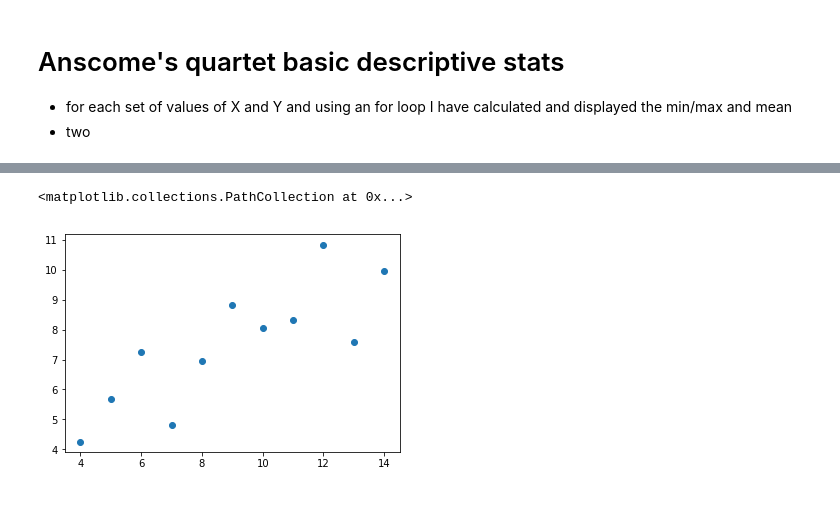
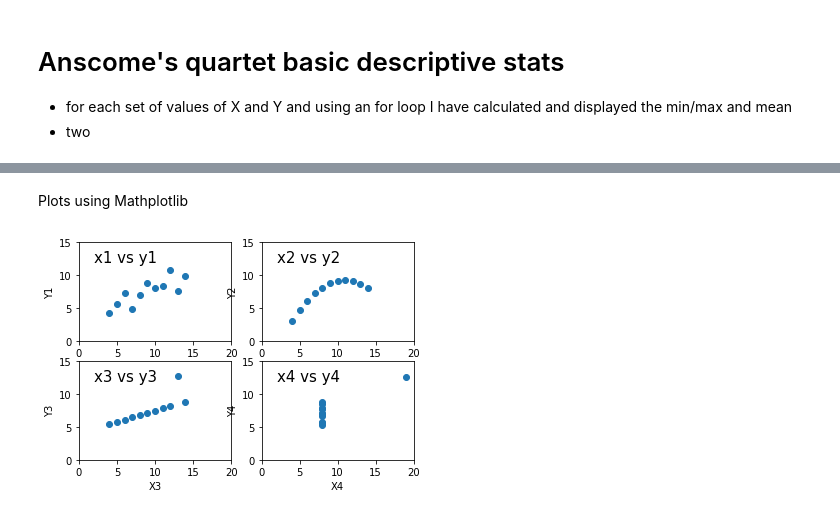
Before and after one commit to Hudsonsue/Anscombes_q, a Jupyter notebook: Anscombes_quartet.ipynb, the cells around one changed output, grey strips where cells are left out. Saved outputs shown, nothing was run; the diff lists cells and outputs as text; code cells hidden in the pictures.

Commit message:
plotting refinement

```diff
--- a/Anscombes_quartet.ipynb
+++ b/Anscombes_quartet.ipynb
@@ -108,5 +112,6 @@ Mean    y4 is 7.500909090909091
 # %%
 x =a = df['x1'].values
+x4 =a = df['x4'].values
 y1 =a = df['y1'].values
 y2=a = df['y2'].values
 y3 =a = df['y3'].values
@@ -118,5 +119,35 @@ array([ 8.04,  6.95,  7.58,  8.81,  8.33,  9.96,  7.24,  4.26, 10.84,
-# %%
-plt.scatter(x, y1)
-# %% [output]
-<matplotlib.collections.PathCollection at 0x...>
-[figure, removed]
+# %% [markdown]
+Plots using Mathplotlib
+# %%
+plt.subplot(221)
+plt.scatter(x, y1)
+plt.xlabel('X1')
+plt.ylabel('Y1')
+plt.axis([0, 20, 0, 15])
+plt.text(2,12,'x1 vs y1', fontsize = '15')
+
+plt.subplot(222)
+plt.scatter(x, y2)
+plt.xlabel('X2')
+plt.ylabel('Y2')
+plt.axis([0, 20, 0, 15])
+plt.text(2,12,'x2 vs y2', fontsize = '15')
+
+plt.subplot(223)
+plt.scatter(x, y3)
+plt.xlabel('X3')
+plt.ylabel('Y3')
+plt.axis([0, 20, 0, 15])
+plt.text(2,12,'x3 vs y3', fontsize = '15')
+
+plt.subplot(224)
+plt.scatter(x4, y4)
+plt.xlabel('X4')
+plt.ylabel('Y4')
+plt.axis([0, 20, 0, 15])
+plt.text(2,12,'x4 vs y4', fontsize = '15')
+
+plt.tight_layout
+plt.show()
+# %% [output]
+[figure, added]
```
Also changed, not shown: parts of 5 cells of this notebook.
